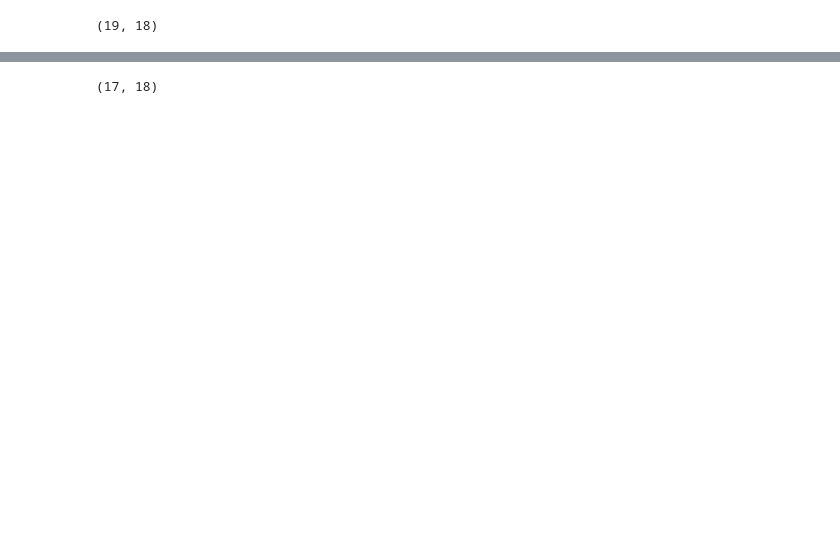
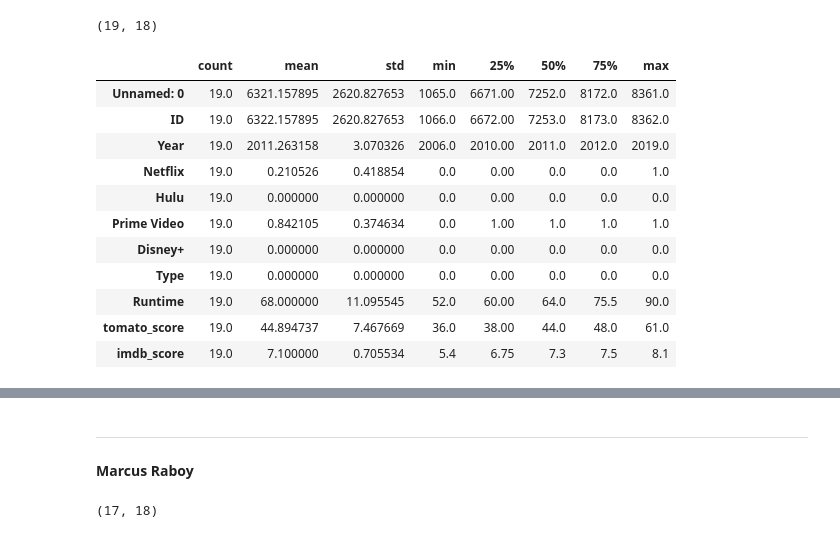
Before and after one commit to IronMan2483/streaming_movies, a Jupyter notebook: notebook/notebook_streaming_movies.ipynb, the cells around one changed output, grey strips where cells are left out. Cells and saved outputs as stored; diff of their text form; code cells hidden in the pictures; blank space fills up the shorter version.

```diff
--- a/notebook/notebook_streaming_movies.ipynb
+++ b/notebook/notebook_streaming_movies.ipynb
@@ -2354,6 +2363,21 @@ directors_top4=movies.loc[(movies['Directors'] == "Manny Rodriguez")]
 directors_top4.shape
 # %% [output]
 (19, 18)
+# %%
+directors_top4.describe().transpose()
+# %% [output]
+|  | count | mean | std | min | 25% | 50% | 75% | max |
+| Unnamed: 0 | 19.0 | 6321.157895 | 2620.827653 | 1065.0 | 6671.00 | 7252.0 | 8172.0 | 8361.0 |
+| ID | 19.0 | 6322.157895 | 2620.827653 | 1066.0 | 6672.00 | 7253.0 | 8173.0 | 8362.0 |
+| Year | 19.0 | 2011.263158 | 3.070326 | 2006.0 | 2010.00 | 2011.0 | 2012.0 | 2019.0 |
+| Netflix | 19.0 | 0.210526 | 0.418854 | 0.0 | 0.00 | 0.0 | 0.0 | 1.0 |
+| Hulu | 19.0 | 0.000000 | 0.000000 | 0.0 | 0.00 | 0.0 | 0.0 | 0.0 |
+| Prime Video | 19.0 | 0.842105 | 0.374634 | 0.0 | 1.00 | 1.0 | 1.0 | 1.0 |
+| Disney+ | 19.0 | 0.000000 | 0.000000 | 0.0 | 0.00 | 0.0 | 0.0 | 0.0 |
+| Type | 19.0 | 0.000000 | 0.000000 | 0.0 | 0.00 | 0.0 | 0.0 | 0.0 |
+| Runtime | 19.0 | 68.000000 | 11.095545 | 52.0 | 60.00 | 64.0 | 75.5 | 90.0 |
+| tomato_score | 19.0 | 44.894737 | 7.467669 | 36.0 | 38.00 | 44.0 | 48.0 | 61.0 |
+| imdb_score | 19.0 | 7.100000 | 0.705534 | 5.4 | 6.75 | 7.3 | 7.5 | 8.1 |
 # %%
 directors_top4
 # %% [output]
@@ -2374,6 +2398,10 @@ directors_top4
 | 8192 | 8193 | Gina Brillon: Pacifically Speaking | 2015 | NaN | 7.5/10 | 38/100 | 0 | 0 | 1 | 0 | ... |
 | 8303 | 8304 | Michael Loftus: You've Changed | 2009 | NaN | 7.5/10 | 37/100 | 0 | 0 | 1 | 0 | ... |
 | 8361 | 8362 | Craig Shoemaker: Daditude | 2012 | 18+ | 6.8/10 | 36/100 | 0 | 0 | 1 | 0 | ... |
+# %% [markdown]
+---
+
+__Marcus Raboy__
 # %%
 directors_top5=movies.loc[(movies['Directors'] == "Marcus Raboy")]
 # %%
```
Also changed, not shown: parts of 41 cells of this notebook, 4 other files.
